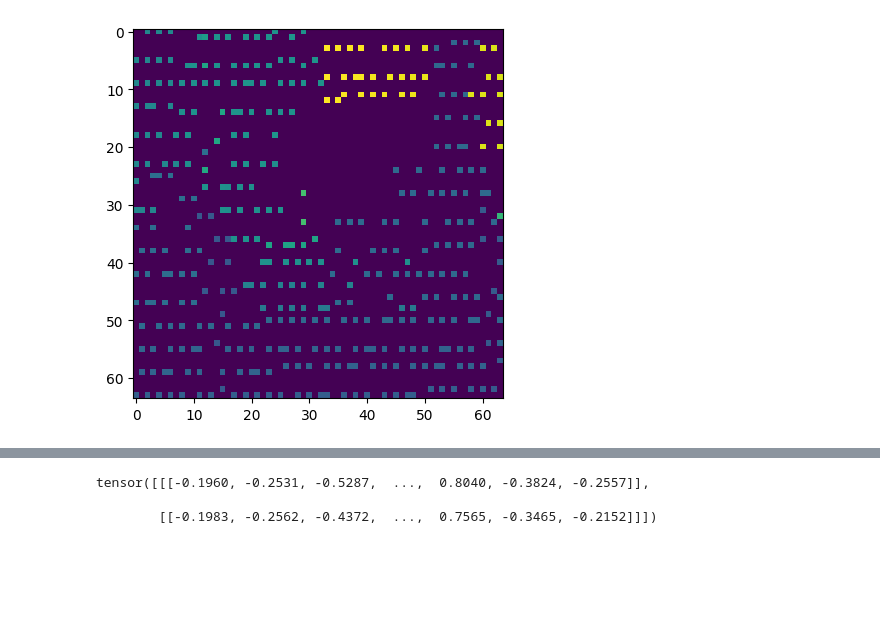
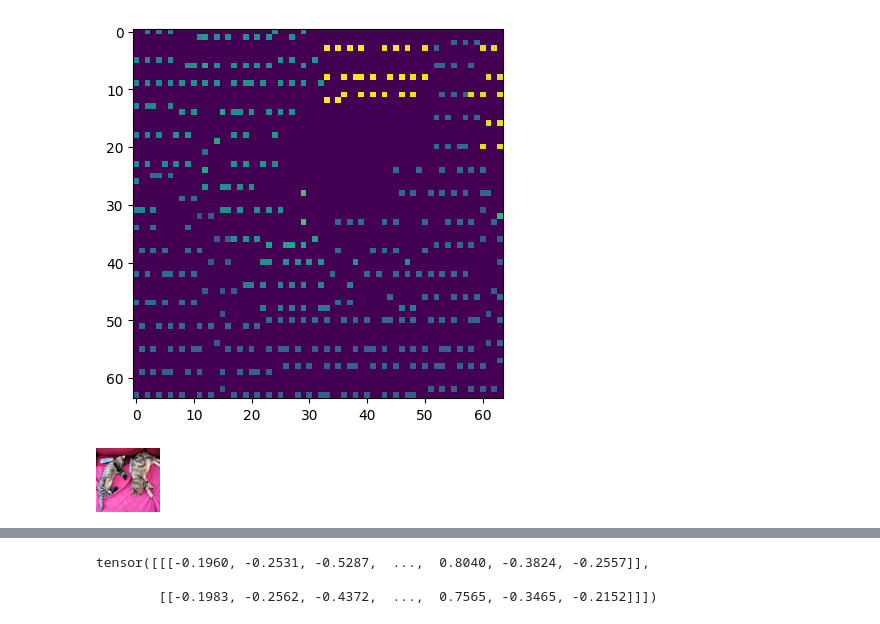
Before and after one commit to kirilllzaitsev/depth_completion_with_diffusion, a Jupyter notebook: rsl_depth_completion/conditional_diffusion/fine-tuning.ipynb, the cells around one changed output, grey strips where cells are left out. Cells and saved outputs as stored; diff of their text form; code cells hidden in the pictures; blank space fills up the shorter version.

```diff
--- a/rsl_depth_completion/conditional_diffusion/fine-tuning.ipynb
+++ b/rsl_depth_completion/conditional_diffusion/fine-tuning.ipynb
@@ -144,14 +162,19 @@ for img in eval_batch["cond_image"]:
 # %%
 from PIL import Image
 import requests
 import numpy as np
+import torch
 
 url = "http://images.cocodataset.org/val2017/000000039769.jpg"
-image = Image.open(requests.get(url, stream=True).raw)
+# url = "http://farm8.staticflickr.com/7138/8152187319_2bbe6765f5_z.jpg"
+image = Image.open(requests.get(url, stream=True).raw).resize((64, 64))
 rgb = torch.from_numpy(np.array(image))
 
-rgb_pixel_values = ds.ds.extract_img_features(rgb)
+rgb_pixel_values = ds.ds.prepare_pixels(rgb)
 rgb_embed = ds.ds.extractor_model.get_image_features(
     pixel_values=rgb_pixel_values
 )
 torch.save(rgb_embed, "random_coco_embed.pt")
+image
+# %% [output]
+[figure, added]
```
Also changed, not shown: parts of 10 cells of this notebook, 7 other files.
